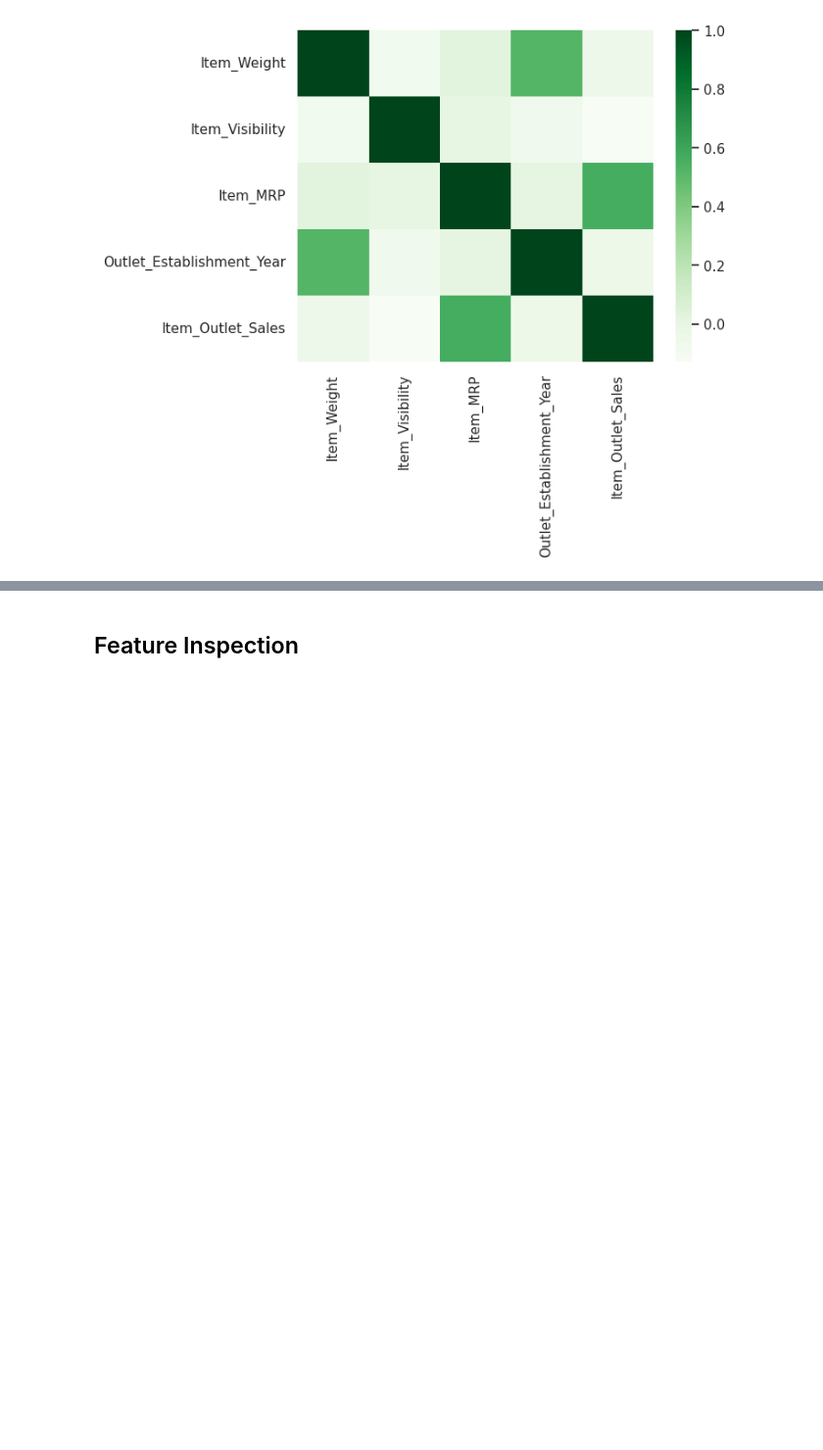
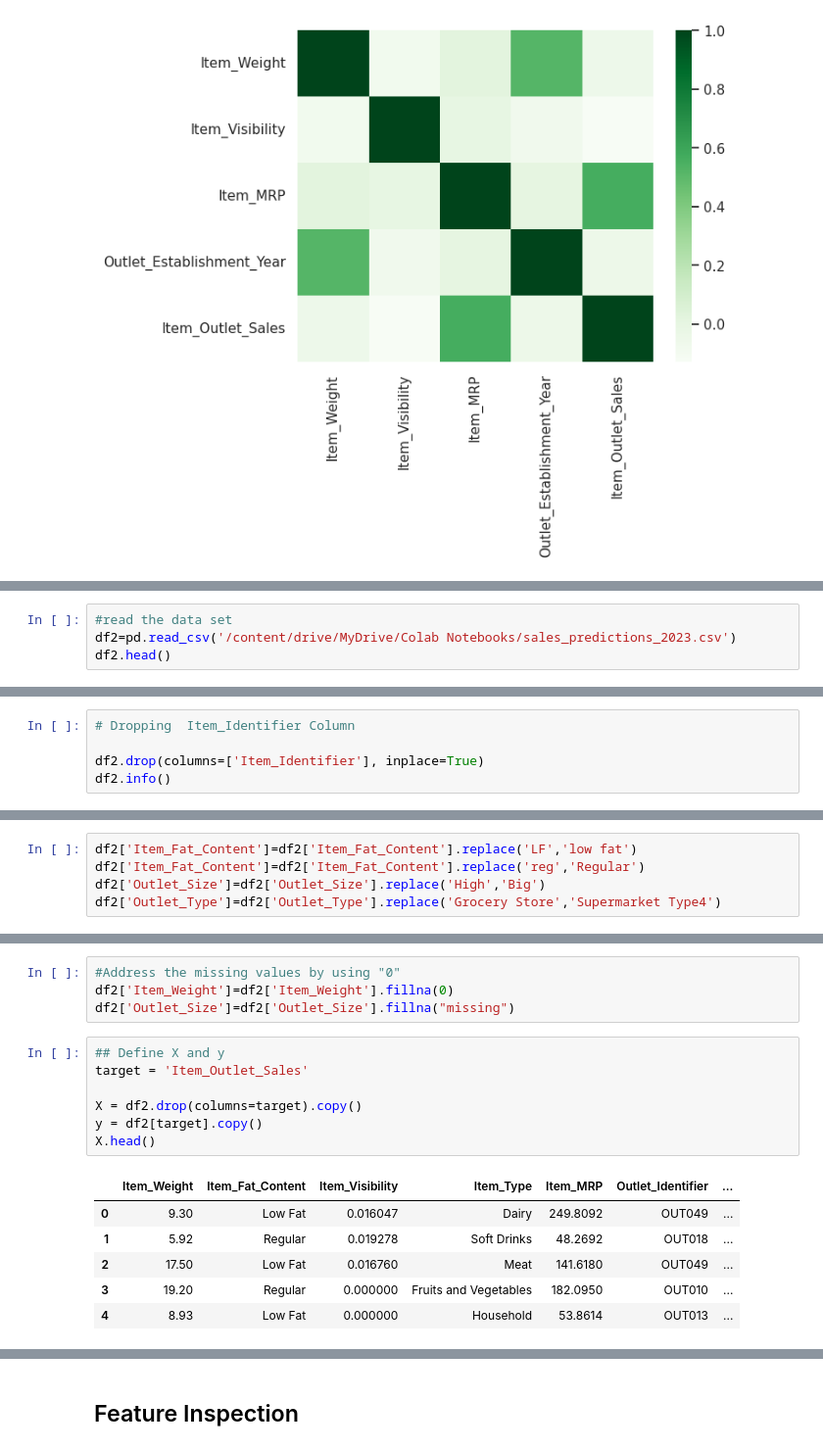
Before and after one commit to idrissliouane/Prediction-of-Product-Sales, a Jupyter notebook: Prediction_of_Product_Sales.ipynb, the cells around one changed output, grey strips where cells are left out. Shown: that part at 98% size. Cells and saved outputs as stored; diff of their text form; blank space fills up the shorter version.

```diff
--- a/Prediction_of_Product_Sales.ipynb
+++ b/Prediction_of_Product_Sales.ipynb
@@ -340,0 +356,4 @@ sns.heatmap(corr, cmap = 'Greens');
+# %%
+#read the data set
+df2=pd.read_csv('/content/drive/MyDrive/Colab Notebooks/sales_predictions_2023.csv')
+df2.head()
@@ -340,0 +367,5 @@ sns.heatmap(corr, cmap = 'Greens');
+# %%
+# Dropping	Item_Identifier Column
+
+df2.drop(columns=['Item_Identifier'], inplace=True)
+df2.info()
@@ -340,0 +435,5 @@ sns.heatmap(corr, cmap = 'Greens');
+# %%
+df2['Item_Fat_Content']=df2['Item_Fat_Content'].replace('LF','low fat')
+df2['Item_Fat_Content']=df2['Item_Fat_Content'].replace('reg','Regular')
+df2['Outlet_Size']=df2['Outlet_Size'].replace('High','Big')
+df2['Outlet_Type']=df2['Outlet_Type'].replace('Grocery Store','Supermarket Type4')
@@ -340,0 +484,18 @@ sns.heatmap(corr, cmap = 'Greens');
+# %%
+#Address the missing values by using "0"
+df2['Item_Weight']=df2['Item_Weight'].fillna(0)
+df2['Outlet_Size']=df2['Outlet_Size'].fillna("missing")
+# %%
+## Define X and y
+target = 'Item_Outlet_Sales'
+
+X = df2.drop(columns=target).copy()
+y = df2[target].copy()
+X.head()
+# %% [output]
+|  | Item_Weight | Item_Fat_Content | Item_Visibility | Item_Type | Item_MRP | Outlet_Identifier | ... |
+| 0 | 9.30 | Low Fat | 0.016047 | Dairy | 249.8092 | OUT049 | ... |
+| 1 | 5.92 | Regular | 0.019278 | Soft Drinks | 48.2692 | OUT018 | ... |
+| 2 | 17.50 | Low Fat | 0.016760 | Meat | 141.6180 | OUT049 | ... |
+| 3 | 19.20 | Regular | 0.000000 | Fruits and Vegetables | 182.0950 | OUT010 | ... |
+| 4 | 8.93 | Low Fat | 0.000000 | Household | 53.8614 | OUT013 | ... |
```
Also changed, not shown: parts of 16 cells of this notebook.
